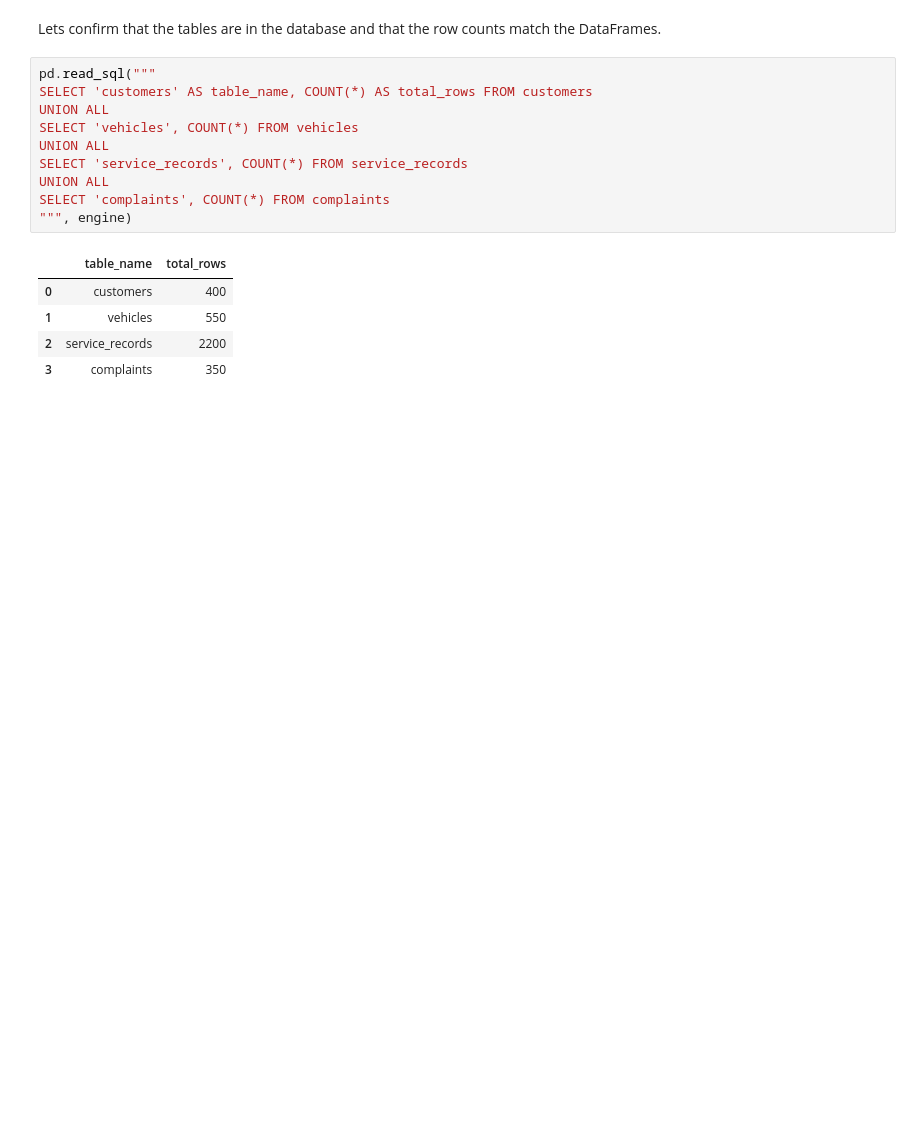
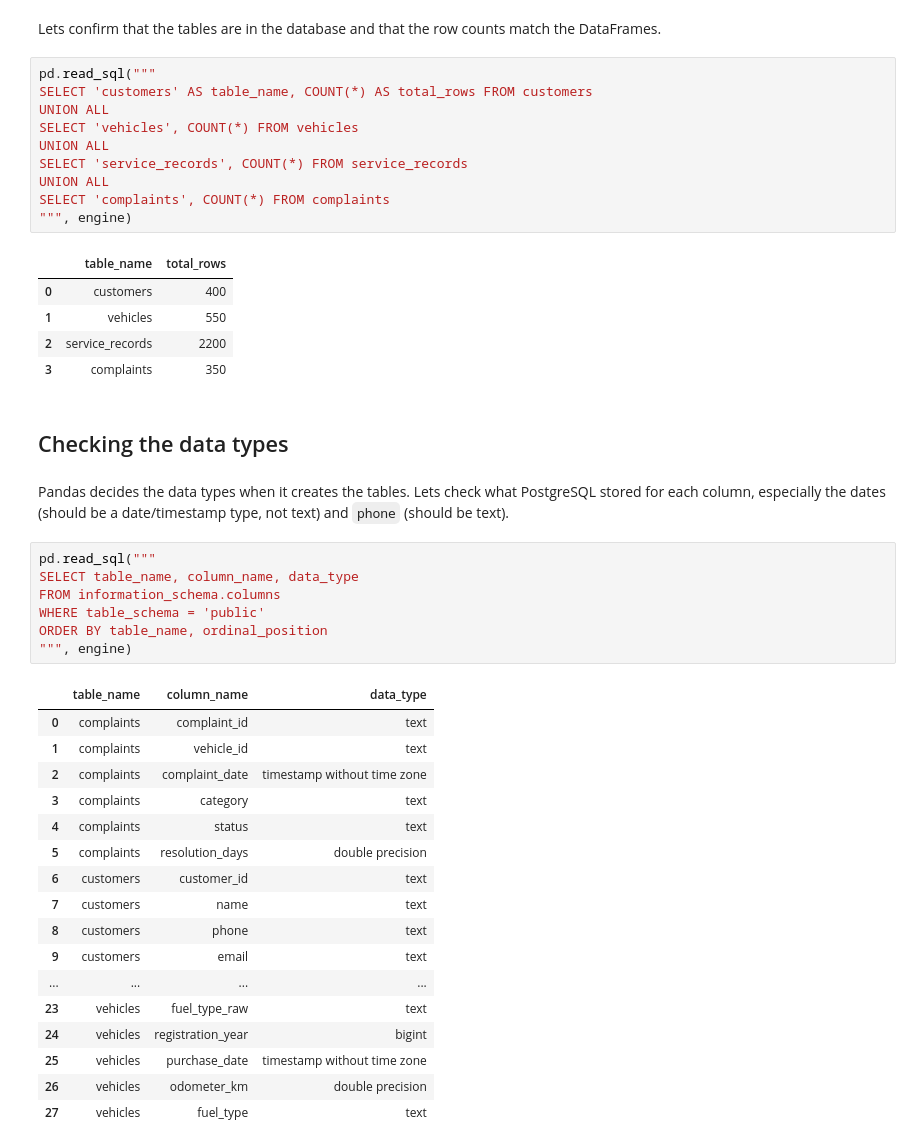
Before and after one commit to Namishkaushik/Projects, a Jupyter notebook: Project-4 Vulcan/2. sql_analysis.ipynb, the cells around one changed output. Cells and saved outputs as stored; diff of their text form; blank space fills up the shorter version.

```diff
--- a/Project-4 Vulcan/2. sql_analysis.ipynb
+++ b/Project-4 Vulcan/2. sql_analysis.ipynb
@@ -86,3 +86,32 @@ SELECT 'complaints', COUNT(*) FROM complaints
 | 1 | vehicles | 550 |
 | 2 | service_records | 2200 |
 | 3 | complaints | 350 |
+# %% [markdown]
+## Checking the data types
+# %% [markdown]
+Pandas decides the data types when it creates the tables. Lets check what PostgreSQL stored for each column, especially the dates (should be a date/timestamp type, not text) and `phone` (should be text).
+# %%
+pd.read_sql("""
+SELECT table_name, column_name, data_type
+FROM information_schema.columns
+WHERE table_schema = 'public'
+ORDER BY table_name, ordinal_position
+""", engine)
+# %% [output]
+|  | table_name | column_name | data_type |
+| 0 | complaints | complaint_id | text |
+| 1 | complaints | vehicle_id | text |
+| 2 | complaints | complaint_date | timestamp without time zone |
+| 3 | complaints | category | text |
+| 4 | complaints | status | text |
+| 5 | complaints | resolution_days | double precision |
+| 6 | customers | customer_id | text |
+| 7 | customers | name | text |
+| 8 | customers | phone | text |
+| 9 | customers | email | text |
+| ... | ... | ... | ... |
+| 23 | vehicles | fuel_type_raw | text |
+| 24 | vehicles | registration_year | bigint |
+| 25 | vehicles | purchase_date | timestamp without time zone |
+| 26 | vehicles | odometer_km | double precision |
+| 27 | vehicles | fuel_type | text |
```
Also changed, not shown: parts of 34 cells of this notebook, 1 other file.
